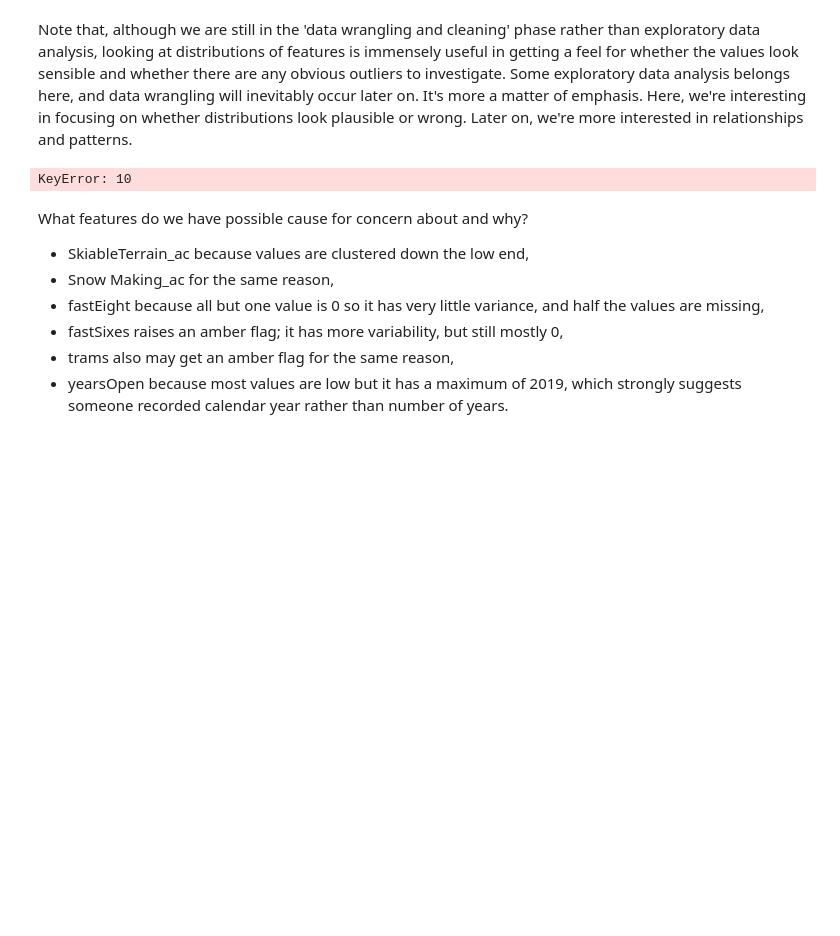
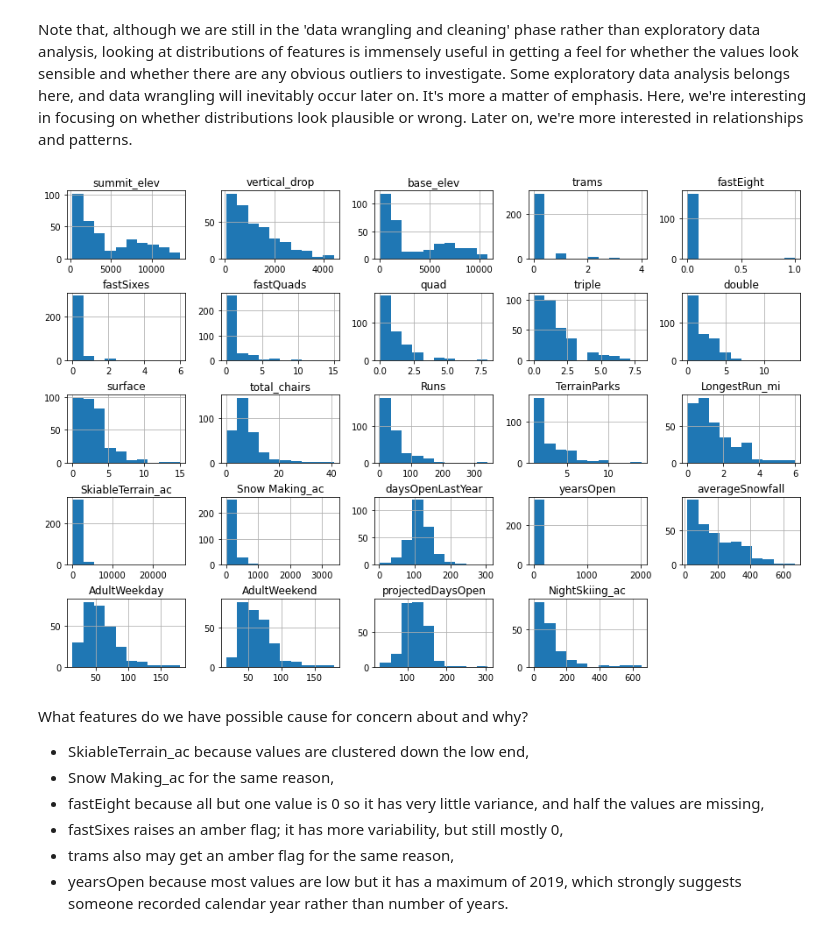
Before and after one commit to datasetdeepdiver/DataScienceGuidedCapstone, a Jupyter notebook: Notebooks/02_data_wrangling.ipynb, the cells around one changed output. Saved outputs shown, nothing was run; the diff lists cells and outputs as text; code cells hidden in the pictures; blank space fills up the shorter version.

```diff
--- a/Notebooks/02_data_wrangling.ipynb
+++ b/Notebooks/02_data_wrangling.ipynb
@@ -512,14 +510,14 @@ Note that, although we are still in the 'data wrangling and cleaning' phase rath
 # %%
 #Code task 18#
 #Call ski_data's `hist` method to plot histograms of each of the numeric features
 #Try passing it an argument figsize=(15,10)
 #Try calling plt.subplots_adjust() with an argument hspace=0.5 to adjust the spacing
 #It's important you create legible and easy-to-read plots
-ski_data.hist(15,10)
+ski_data.hist(figsize=(15,10))
 plt.subplots_adjust(hspace=0.5);
 #Hint: notice how the terminating ';' "swallows" some messy output and leads to a tidier notebook
 # %% [output]
-KeyError: 10
+[figure, added]
 # %% [markdown]
 What features do we have possible cause for concern about and why?
 
```
Also changed, not shown: parts of 17 cells of this notebook.
